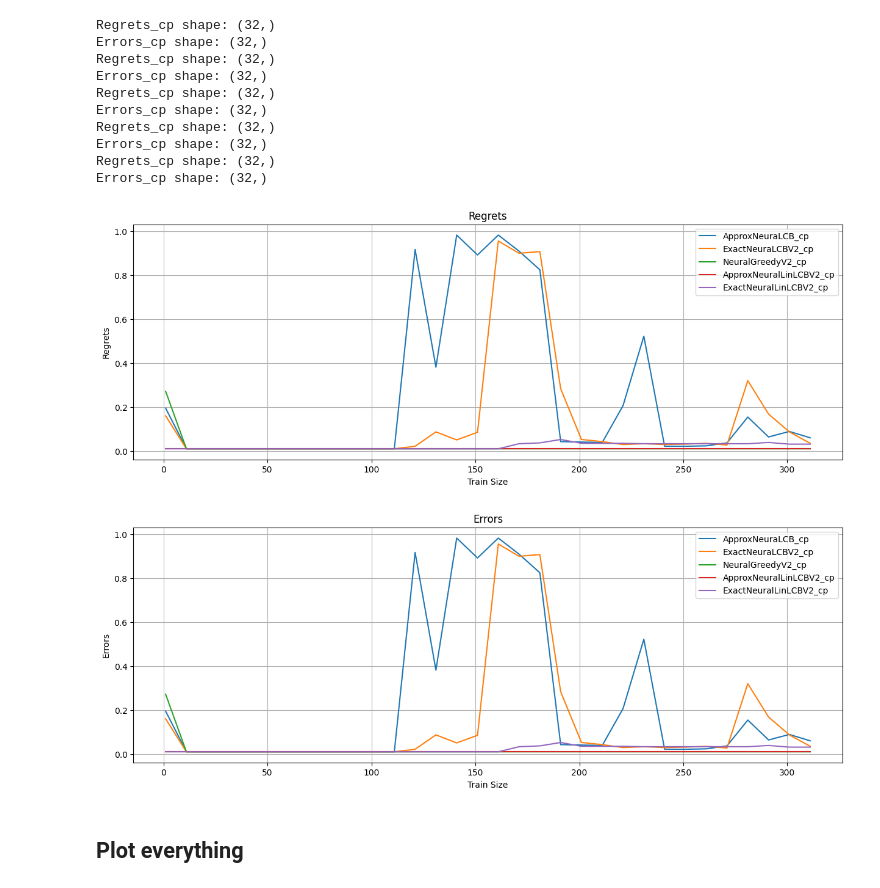
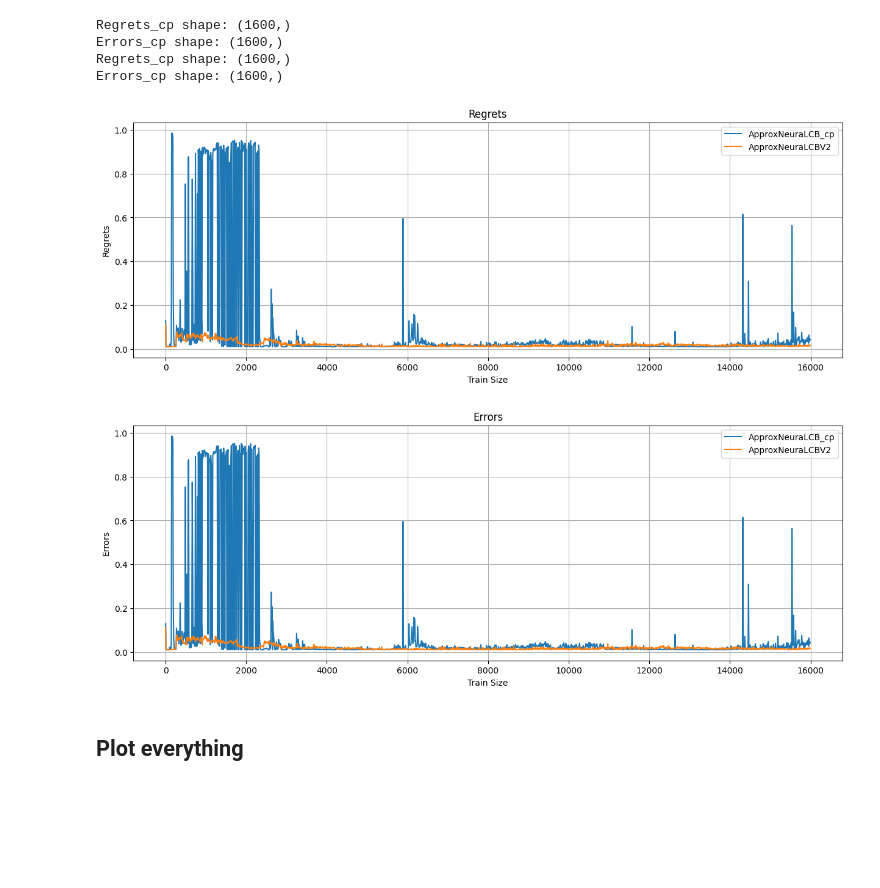
Before and after one commit to Annie983284450-1/NeuralLCB_C, a Jupyter notebook: plot_realworld.ipynb, the cells around one changed output. Drawn from its saved outputs; the diff is of its cells as text; code cells hidden in the pictures; blank space fills up the shorter version.

```diff
--- a/plot_realworld.ipynb
+++ b/plot_realworld.ipynb
@@ -69,10 +69,10 @@ def plot(algos, regrets, cumsum=False, filename=None, figshow=True, legendloc='b
         plt.close(fig)
         plt.clf()
 # %%
-num_train_sepsis_pat_win = 20
-num_test_pat_septic_win = 5
-# num_train_sepsis_pat_win = 1000
-# num_test_pat_septic_win = 250
+# num_train_sepsis_pat_win = 20
+# num_test_pat_septic_win = 5
+num_train_sepsis_pat_win = 1000
+num_test_pat_septic_win = 250
 num_steps = 100
 layer_sizes = [100,100]
 layer_n = True
@@ -82,7 +82,7 @@ lr = 1e-3
 beta = 0.1
 lambd0 = 0.1
 lambd = 1e-4
-algo_group = 'approx-neural_cp'
+# algo_group = 'approx-neural_cp'
 
 num_actions=2
 context_dim = 13
@@ -111,11 +132,20 @@ res_dir = os.path.join(f'../neuralcb_results/sim{sim}/trainwins_{num_train_sepsi
 # data_cp= np.load(os.path.join(sepsis_path_cp,approx_neural_path_cp))
 import pandas as pd
 
-cp_experts = ['ApproxNeuraLCB_cp', 'ExactNeuraLCBV2_cp', 'NeuralGreedyV2_cp', 'ApproxNeuralLinLCBV2_cp', 'ExactNeuralLinLCBV2_cp']
+# cp_experts = ['ApproxNeuraLCB_cp', 'ExactNeuraLCBV2_cp', 'NeuralGreedyV2_cp', 'ApproxNeuralLinLCBV2_cp', 'ExactNeuralLinLCBV2_cp']
+# experts = ['NeuralGreedyV2_cp', 'ApproxNeuralLinLCBV2_cp', 'ApproxNeuralLinLCBJointModel_cp','ApproxNeuraLCB_cp', 'NeuralGreedyV2',  'ApproxNeuraLCBV2']
+# nocp_experts = ['NeuralGreedyV2', 'ApproxNeuralLinLCBV2', 'ApproxNeuralLinLCBJointModel','ApproxNeuraLCBV2']
+experts = ['NeuralGreedyV2_cp', 'NeuralGreedyV2']
+experts = ['ApproxNeuraLCB_cp', 'ApproxNeuraLCBV2']
+# experts = ['ApproxNeuralLinLCBV2','ApproxNeuralLinLCBV2_cp' ]
+
 
 plt.figure(figsize = (15,5))
-for algo_group in cp_experts:
+for algo_group in experts:
     algo_prefix = f'{algo_group}-gridsearch_epochs={num_steps}_m={min(layer_sizes)}_layern={layer_n}_buffer={buffer_s}_bs={batch_size}_lr={lr}_beta={beta}_lambda={lambd}_lambda0={lambd0}.csv'
+    # if algo_group == 'ApproxNeuraLCB_cp'
+    #     algo_prefix = f'{algo_group}-gridsearch_epochs={num_steps}_m={min(layer_sizes)}_layern={layer_n}_buffer={buffer_s}_bs={batch_size}_lr={lr}_beta={beta}_lambda={lambd}_lambda0={lambd0}.npz'
+
     sepsis_path_cp = os.path.join(res_dir, algo_prefix)
 
     data_cp = pd.read_csv(sepsis_path_cp)
@@ -128,46 +158,40 @@ for algo_group in cp_experts:
 
     print("Regrets_cp shape:", regrets_cp.shape)
     print("Errors_cp shape:", errs_cp.shape)
     plt.plot(train_size, regrets_cp, label=f'{algo_group}')
 
 plt.title('Regrets')
 plt.xlabel('Train Size')
 plt.ylabel('Regrets')
 plt.legend()
 plt.grid(True)
 plt.show()
 
 # Plot all errors in one figure
 plt.figure(figsize=(15, 5))
-for algo_group in cp_experts:
+for algo_group in experts:
     algo_prefix = f'{algo_group}-gridsearch_epochs={num_steps}_m={min(layer_sizes)}_layern={layer_n}_buffer={buffer_s}_bs={batch_size}_lr={lr}_beta={beta}_lambda={lambd}_lambda0={lambd0}.csv'
     sepsis_path_cp = os.path.join(res_dir, algo_prefix)
 
     data_cp = pd.read_csv(sepsis_path_cp)
     errs_cp = data_cp['act_errs']
     train_size = data_cp['train_size']
 
     plt.plot(train_size, errs_cp, label=f'{algo_group}')
 
 plt.title('Errors')
 plt.xlabel('Train Size')
 plt.ylabel('Errors')
 plt.legend()
 plt.grid(True)
 plt.show()
 # %% [output]
-Regrets_cp shape: (32,)
-Errors_cp shape: (32,)
-Regrets_cp shape: (32,)
-Errors_cp shape: (32,)
-Regrets_cp shape: (32,)
-Errors_cp shape: (32,)
-Regrets_cp shape: (32,)
-Errors_cp shape: (32,)
-Regrets_cp shape: (32,)
-Errors_cp shape: (32,)
+Regrets_cp shape: (1600,)
+Errors_cp shape: (1600,)
+Regrets_cp shape: (1600,)
+Errors_cp shape: (1600,)
-[figure, old version]
+[figure, new version]
-[figure, old version]
+[figure, new version]
 # %%
 def plot_realworld_experiment(name, trainconfig, beta, rbf_sigma, lr=0.001, figshow=False, legendloc=None, save=True, tick_spacing=200, test_freq=10, policy='eps-greedy'):
     res_dir = os.path.join('results', name)
```
Also changed, not shown: parts of 4 cells of this notebook, 5 other files.
